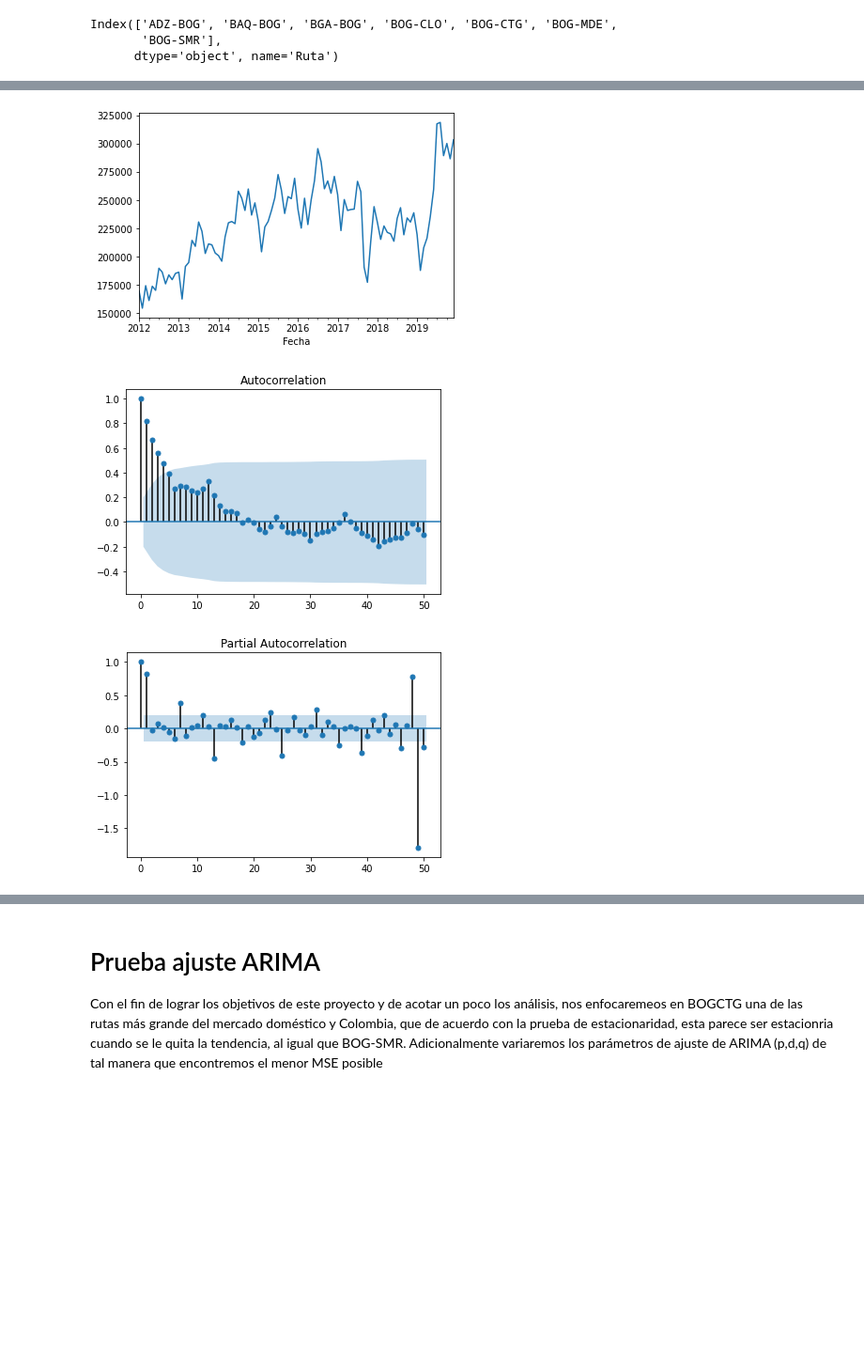
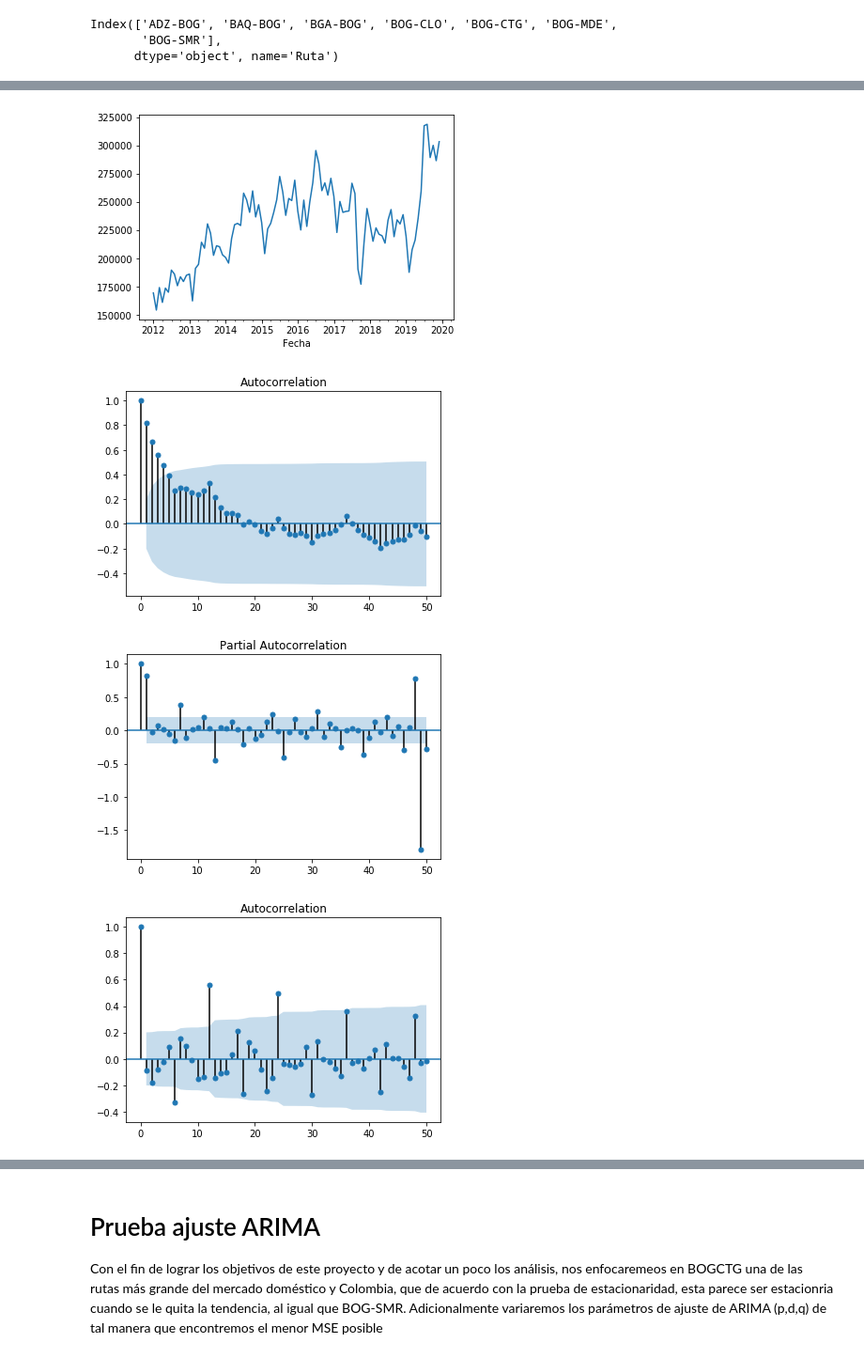
Before and after one commit to dcrojasa/EjerciciosModelosAvanzados1, a Jupyter notebook: Proyecto.ipynb, the cells around one changed output, grey strips where cells are left out. Shown at 94% size. Saved outputs shown, nothing was run; the diff lists cells and outputs as text; code cells hidden in the pictures; blank space fills up the shorter version.

```diff
--- a/Proyecto.ipynb
+++ b/Proyecto.ipynb
@@ -303,11 +312,14 @@ plot_pacf(df3['BGA-BOG'], lags=50);
 # %%
 df3['BOG-CLO'].plot()
 plot_acf(df3['BOG-CLO'], lags=50)
-plot_pacf(df3['BOG-CLO'], lags=50);
+plot_pacf(df3['BOG-CLO'], lags=50)
+# autcorrelación sin tendencia
+plot_acf(df3['BOG-CLO'].diff().iloc[1:], lags=50);
 # %% [output]
-[figure, old version]
+[figure, new version]
-[figure, old version]
+[figure, new version]
-[figure, old version]
+[figure, new version]
+[figure, added]
 # %%
 df3['BOG-CTG'].plot()
 plot_acf(df3['BOG-CTG'], lags=50)
```
Also changed, not shown: parts of 14 cells of this notebook.
